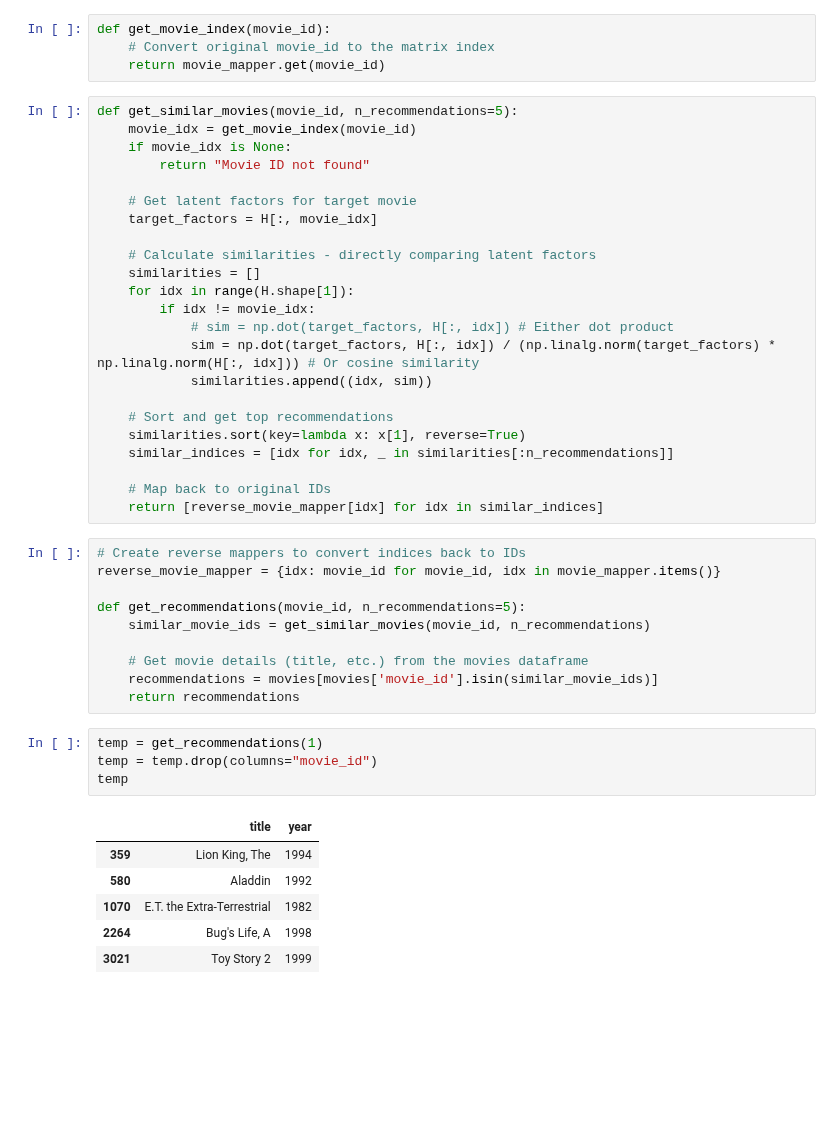
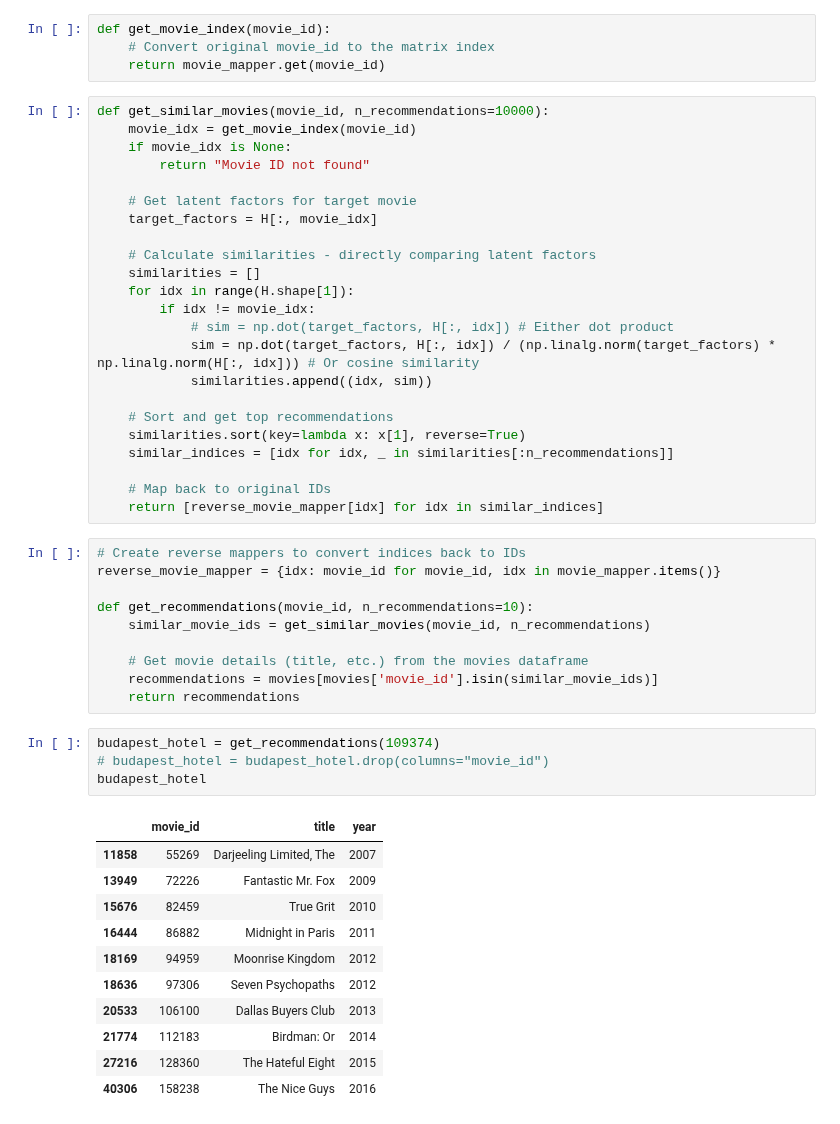
Before and after one commit to AlbotGoodman/machine-learning, a Jupyter notebook: lab2/collaborative_filtering.ipynb, the cells around one changed output. Drawn from its saved outputs; the diff is of its cells as text; blank space fills up the shorter version.

```diff
--- a/lab2/collaborative_filtering.ipynb
+++ b/lab2/collaborative_filtering.ipynb
@@ -290,7 +307,7 @@ def get_movie_index(movie_id):
     # Convert original movie_id to the matrix index
     return movie_mapper.get(movie_id)
 # %%
-def get_similar_movies(movie_id, n_recommendations=5):
+def get_similar_movies(movie_id, n_recommendations=10000):
     movie_idx = get_movie_index(movie_id)
     if movie_idx is None:
         return "Movie ID not found"
@@ -316,20 +333,25 @@ def get_similar_movies(movie_id, n_recommendations=5):
 # Create reverse mappers to convert indices back to IDs
 reverse_movie_mapper = {idx: movie_id for movie_id, idx in movie_mapper.items()}
 
-def get_recommendations(movie_id, n_recommendations=5):
+def get_recommendations(movie_id, n_recommendations=10):
     similar_movie_ids = get_similar_movies(movie_id, n_recommendations)
 
     # Get movie details (title, etc.) from the movies dataframe
     recommendations = movies[movies['movie_id'].isin(similar_movie_ids)]
     return recommendations
-# %%
-temp = get_recommendations(1)
-temp = temp.drop(columns="movie_id")
-temp
-# %% [output]
-|  | title | year |
-| 359 | Lion King, The | 1994 |
-| 580 | Aladdin | 1992 |
-| 1070 | E.T. the Extra-Terrestrial | 1982 |
-| 2264 | Bug's Life, A | 1998 |
-| 3021 | Toy Story 2 | 1999 |
+# %%
+budapest_hotel = get_recommendations(109374)
+# budapest_hotel = budapest_hotel.drop(columns="movie_id")
+budapest_hotel
+# %% [output]
+|  | movie_id | title | year |
+| 11858 | 55269 | Darjeeling Limited, The | 2007 |
+| 13949 | 72226 | Fantastic Mr. Fox | 2009 |
+| 15676 | 82459 | True Grit | 2010 |
+| 16444 | 86882 | Midnight in Paris | 2011 |
+| 18169 | 94959 | Moonrise Kingdom | 2012 |
+| 18636 | 97306 | Seven Psychopaths | 2012 |
+| 20533 | 106100 | Dallas Buyers Club | 2013 |
+| 21774 | 112183 | Birdman: Or | 2014 |
+| 27216 | 128360 | The Hateful Eight | 2015 |
+| 40306 | 158238 | The Nice Guys | 2016 |
```
Also changed, not shown: parts of 18 cells of this notebook, 1 other file.
